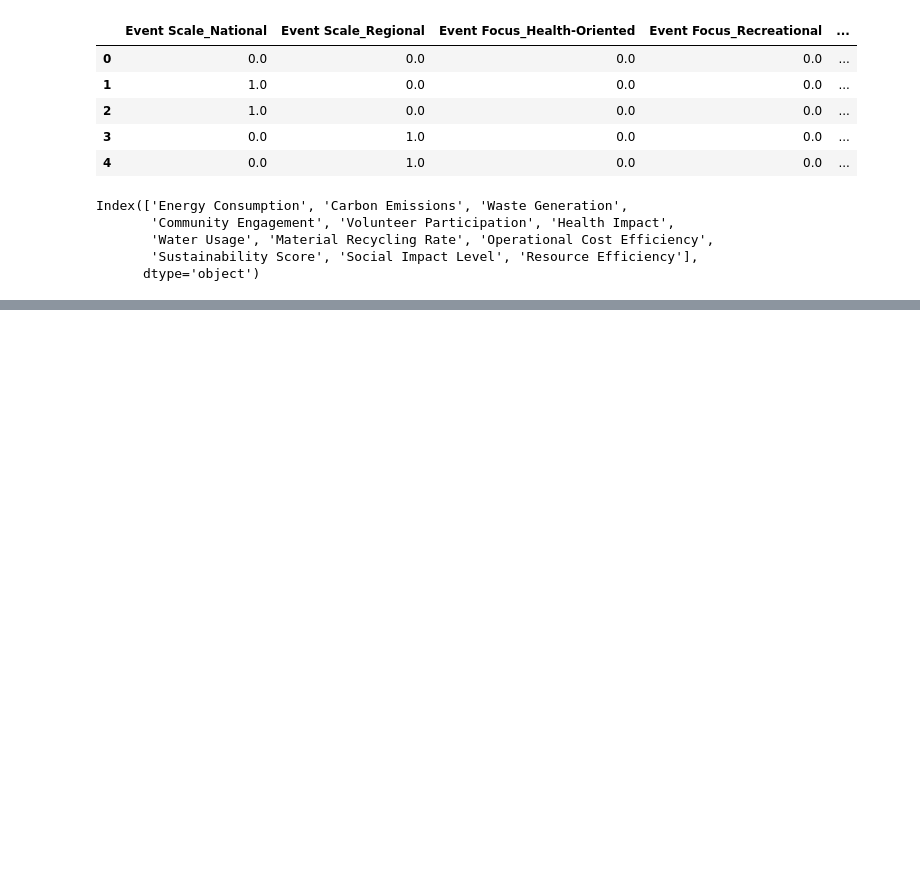
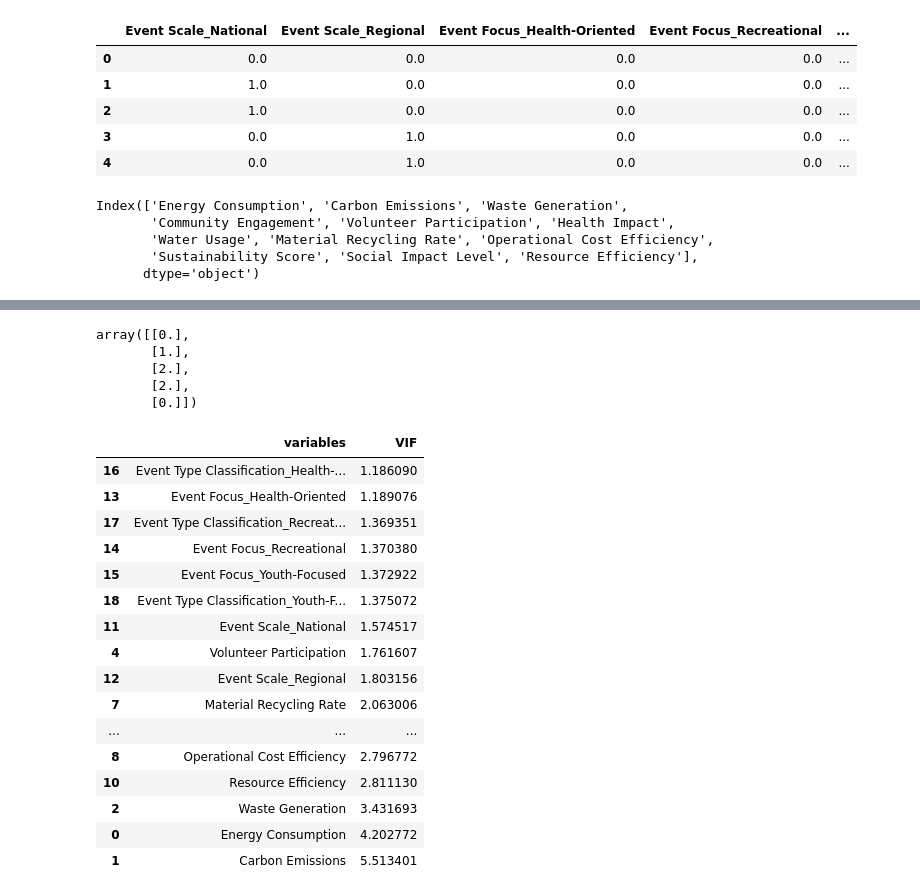
Before and after one commit to DLeifert1007/Project2, a Jupyter notebook: Preprocessing.ipynb, the cells around one changed output, grey strips where cells are left out. Drawn from its saved outputs; the diff is of its cells as text; code cells hidden in the pictures; blank space fills up the shorter version.

```diff
--- a/Preprocessing.ipynb
+++ b/Preprocessing.ipynb
@@ -189,3 +191,7 @@ df.head()
 # %%
 # export the data to a new csv file
 df.to_csv('sports_management_encoded.csv', index=False)
+# %%
+# Get the features (everything except the "Sustainability Score" column)
+X = df.copy().drop(columns="Sustainability Score")
+X.head()
@@ -191,0 +205,10 @@ df.to_csv('sports_management_encoded.csv', index=False)
+# %%
+# Get the target column
+y = df["Sustainability Score"].values.reshape(-1,1)
+y[0:5]
+# %% [output]
+array([[0.],
+       [1.],
+       [2.],
+       [2.],
+       [0.]])
@@ -191,0 +218,32 @@ df.to_csv('sports_management_encoded.csv', index=False)
+# %%
+# Create a function to calculate VIF
+from statsmodels.stats.outliers_influence import variance_inflation_factor
+
+def calc_vif(X):
+    vif = pd.DataFrame()
+    vif["variables"] = X.columns
+    vif["VIF"] = [variance_inflation_factor(X.values, i) for i in range(X.shape[1])]
+
+    return(vif)
+# %%
+# Calculate vif for the dataframe
+
+calc_vif(X).sort_values("VIF")
+# %% [output]
+|  | variables | VIF |
+| 16 | Event Type Classification_Health-... | 1.186090 |
+| 13 | Event Focus_Health-Oriented | 1.189076 |
+| 17 | Event Type Classification_Recreat... | 1.369351 |
+| 14 | Event Focus_Recreational | 1.370380 |
+| 15 | Event Focus_Youth-Focused | 1.372922 |
+| 18 | Event Type Classification_Youth-F... | 1.375072 |
+| 11 | Event Scale_National | 1.574517 |
+| 4 | Volunteer Participation | 1.761607 |
+| 12 | Event Scale_Regional | 1.803156 |
+| 7 | Material Recycling Rate | 2.063006 |
+| ... | ... | ... |
+| 8 | Operational Cost Efficiency | 2.796772 |
+| 10 | Resource Efficiency | 2.811130 |
+| 2 | Waste Generation | 3.431693 |
+| 0 | Energy Consumption | 4.202772 |
+| 1 | Carbon Emissions | 5.513401 |
```
Also changed, not shown: parts of 10 cells of this notebook.
